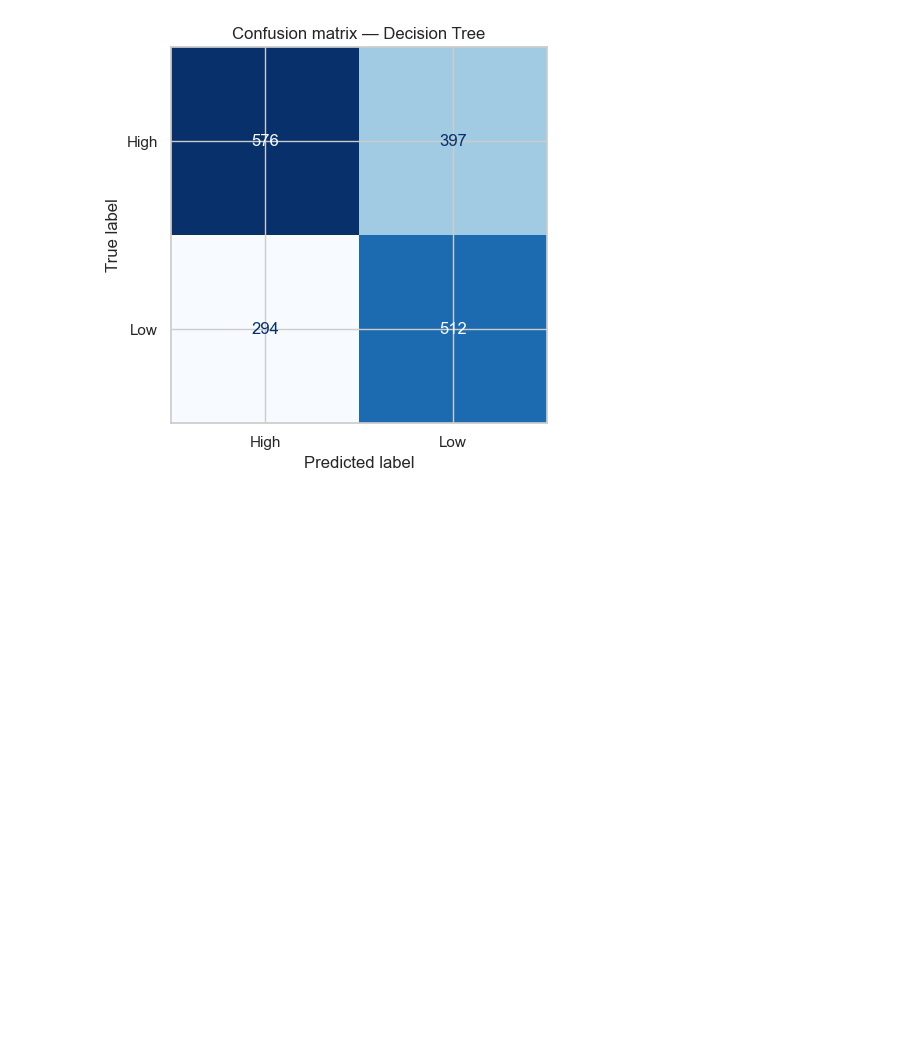
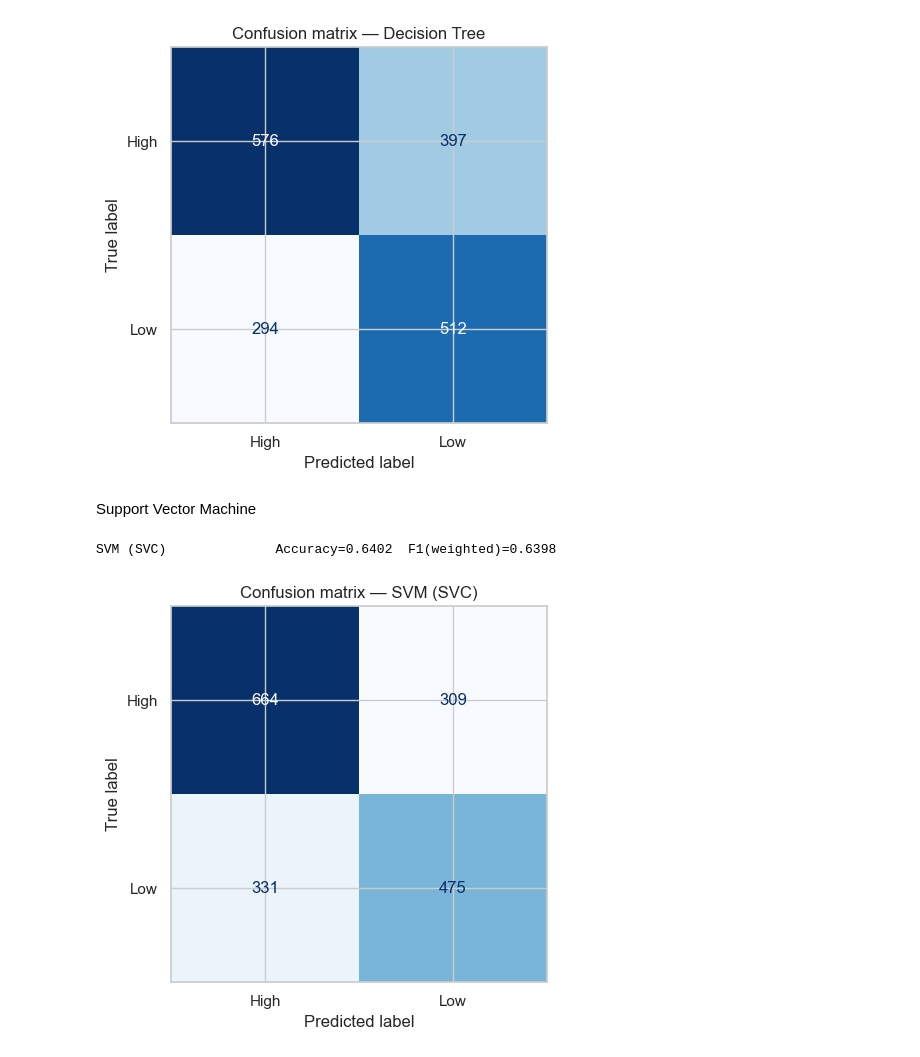
Before and after one commit to Kamalini29/ML-Capstone, a Jupyter notebook: notebooks/Classification.ipynb, the cells around one changed output. Drawn from its saved outputs; the diff is of its cells as text; code cells hidden in the pictures; blank space fills up the shorter version.

```diff
--- a/notebooks/Classification.ipynb
+++ b/notebooks/Classification.ipynb
@@ -315,3 +315,11 @@ dtree = evaluate_clf("Decision Tree", DecisionTreeClassifier(max_depth=6, random
 # %% [output]
 Decision Tree          Accuracy=0.6116  F1(weighted)=0.6124
 [figure]
+# %% [markdown]
+Support Vector Machine
+# %%
+svc = evaluate_clf("SVM (SVC)", SVC(C=1.0, kernel="rbf", random_state=RANDOM_STATE),
+                    X_train_scaled, X_test_scaled, y_train, y_test, le.classes_)
+# %% [output]
+SVM (SVC)              Accuracy=0.6402  F1(weighted)=0.6398
+[figure, added]
```
